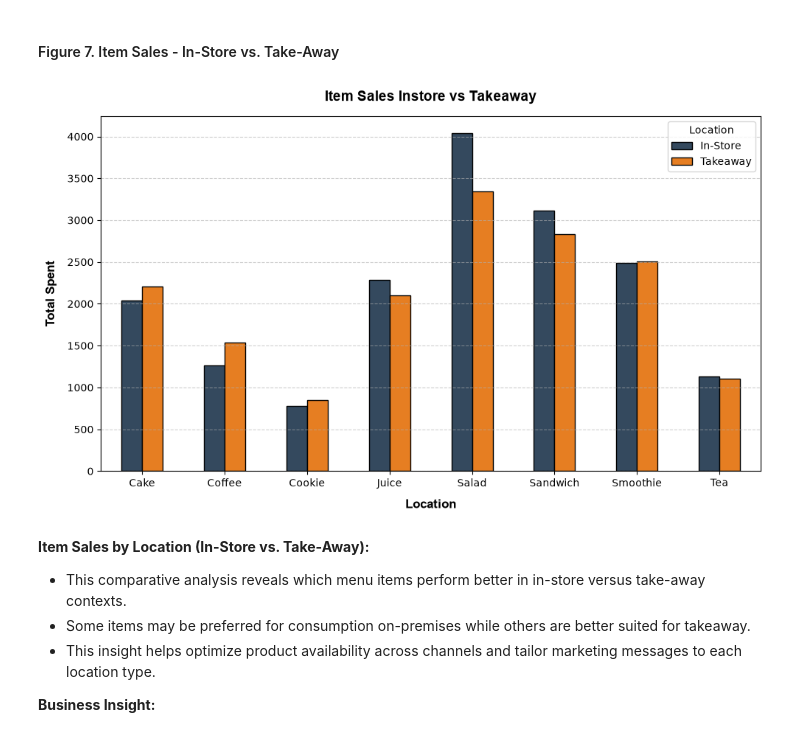
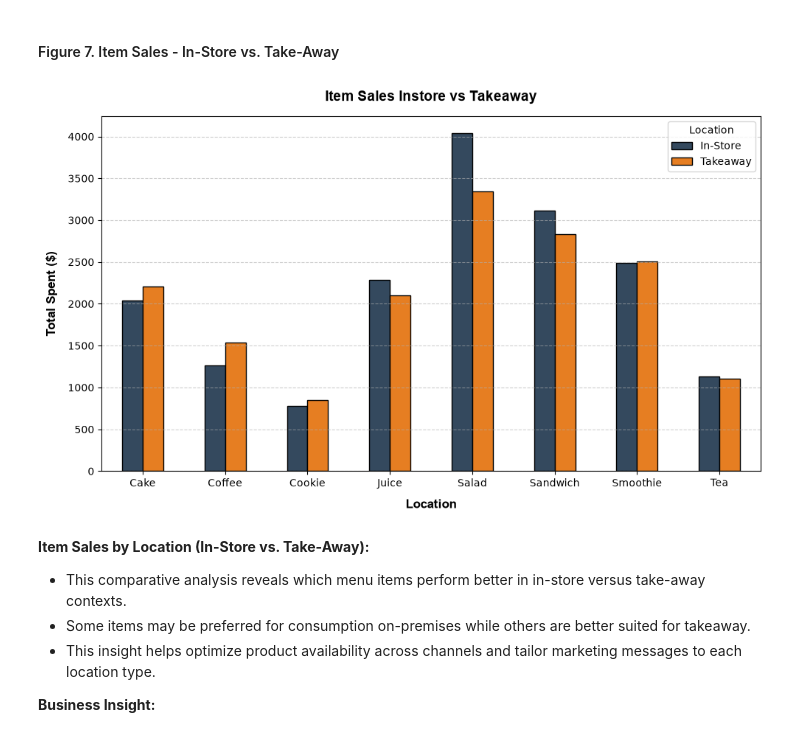
Before and after one commit to Blue-bot-g/cafe_sales_project, a Jupyter notebook: cafe_sales.ipynb, the cells around one changed output. Cells and saved outputs as stored; diff of their text form; code cells hidden in the pictures.

```diff
--- a/cafe_sales.ipynb
+++ b/cafe_sales.ipynb
@@ -485,30 +494,30 @@ plt.show()
 # %%
 pivot = df.pivot_table(
     values= "Total Spent",
     index = "Item",
     columns= "Location",
     aggfunc= "sum"
 )
 
 colors =["#34495e", "#e67e22"]
 
 pivot.plot(
     kind = "bar",
     figsize = (10,6),
     edgecolor ="black",
     color = colors
 )
 
 plt.title("Item Sales Instore vs Takeaway", size = 14, family = "Arial", fontweight ="bold", pad = 15)
 plt.xlabel("Location",size = 12, family= "Arial", fontweight = "bold", labelpad = 10 )
-plt.ylabel("Total Spent",size = 12, family= "Arial", fontweight = "bold", labelpad = 10 )
+plt.ylabel("Total Spent ($)",size = 12, family= "Arial", fontweight = "bold", labelpad = 10 )
 plt.xticks(rotation = 0)
 plt.grid(axis = "y", linestyle ="--", alpha = 0.6)
 
 plt.tight_layout()
 plt.show()
 # %% [output]
-[figure, old version]
+[figure, new version]
 # %% [markdown]
 **Item Sales by Location (In-Store vs. Take-Away):**
 
```
Also changed, not shown: parts of 8 cells of this notebook, 12 other files.
